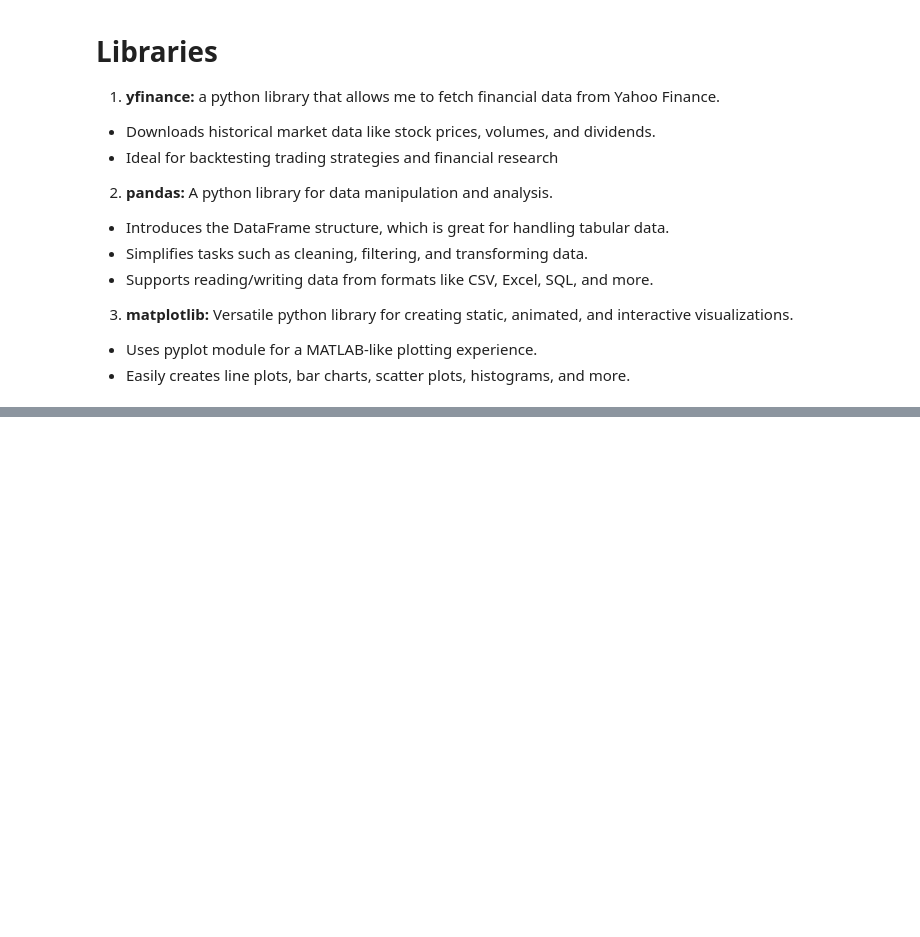
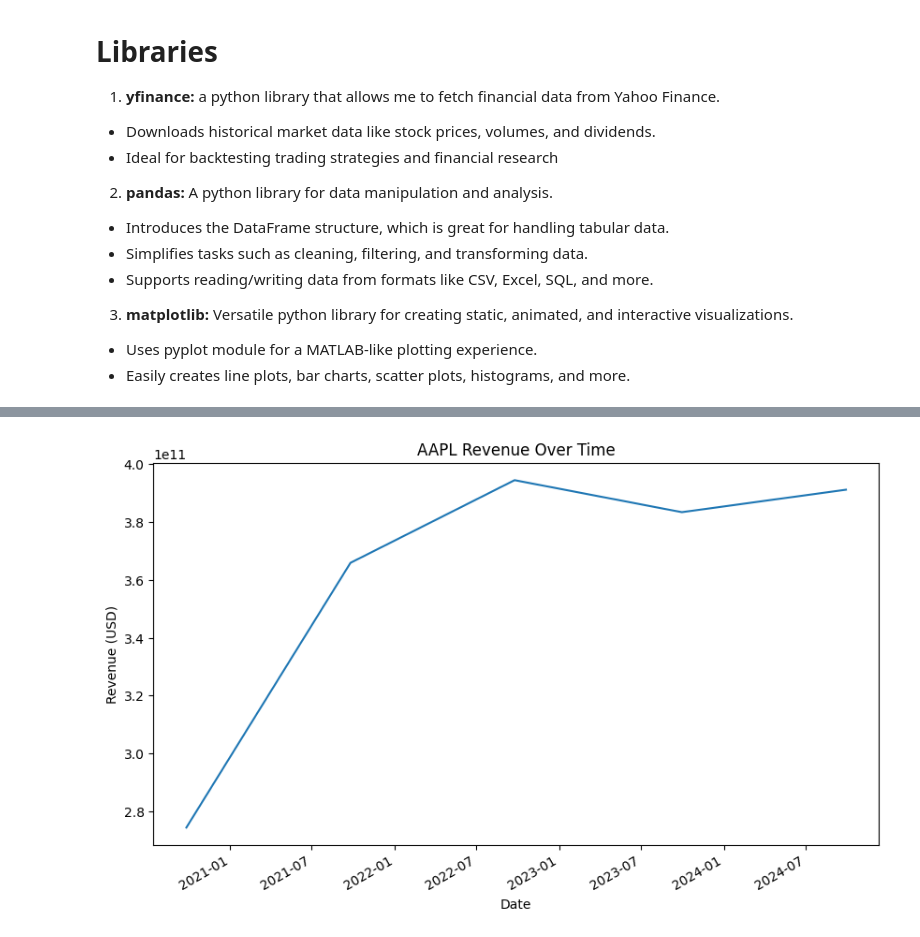
Before and after one commit to AntonioWh1te/The-Journey, a Jupyter notebook: Phase_2_Fetching_and_Visualizing_Historical_Stock_Data.ipynb, the cells around one changed output, grey strips where cells are left out. Saved outputs shown, nothing was run; the diff lists cells and outputs as text; code cells hidden in the pictures; blank space fills up the shorter version.

```diff
--- a/Phase_2_Fetching_and_Visualizing_Historical_Stock_Data.ipynb
+++ b/Phase_2_Fetching_and_Visualizing_Historical_Stock_Data.ipynb
@@ -121,0 +157,37 @@ plt.show()
+# %%
+import getpass
+import requests
+import pandas as pd
+import matplotlib.pyplot as plt
+
+fmp = getpass.getpass("Enter your FMP API key: ")
+
+ticker = "AAPL"
+url = f"https://financialmodelingprep.com/api/v3/income-statement/{ticker}?apikey={fmp}&limit=5"
+
+response = requests.get(url)
+data_json = response.json()
+
+# 1) Inspect the raw JSON
+print(data_json)  # Expect a list of dicts
+
+# 2) Convert the list to a DataFrame
+df = pd.DataFrame(data_json)
+
+# 3) Check available columns
+# print(df.columns)
+
+# 4) Convert 'date' to datetime if present, then set as index
+if 'date' in df.columns:
+    df['date'] = pd.to_datetime(df['date'])
+    df.set_index('date', inplace=True)
+
+# 5) Plot something relevant to an income statement (e.g., 'revenue' or 'netIncome')
+if 'revenue' in df.columns:
+    df['revenue'].plot(figsize=(10, 6), title=f"{ticker} Revenue Over Time")
+    plt.xlabel("Date")
+    plt.ylabel("Revenue (USD)")
+    plt.show()
+else:
+    print("No 'revenue' column found in the data.")
+# %% [output]
@@ -121,0 +196 @@ plt.show()
+[figure, added]
```
Also changed, not shown: parts of 9 cells of this notebook.
